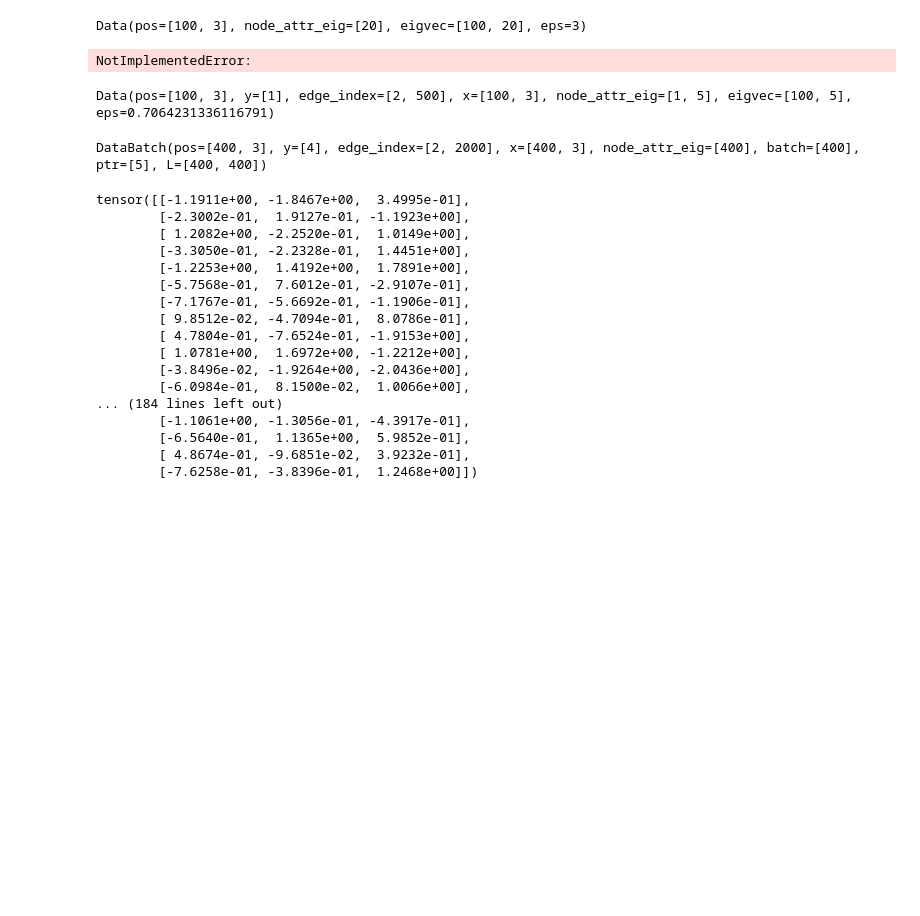
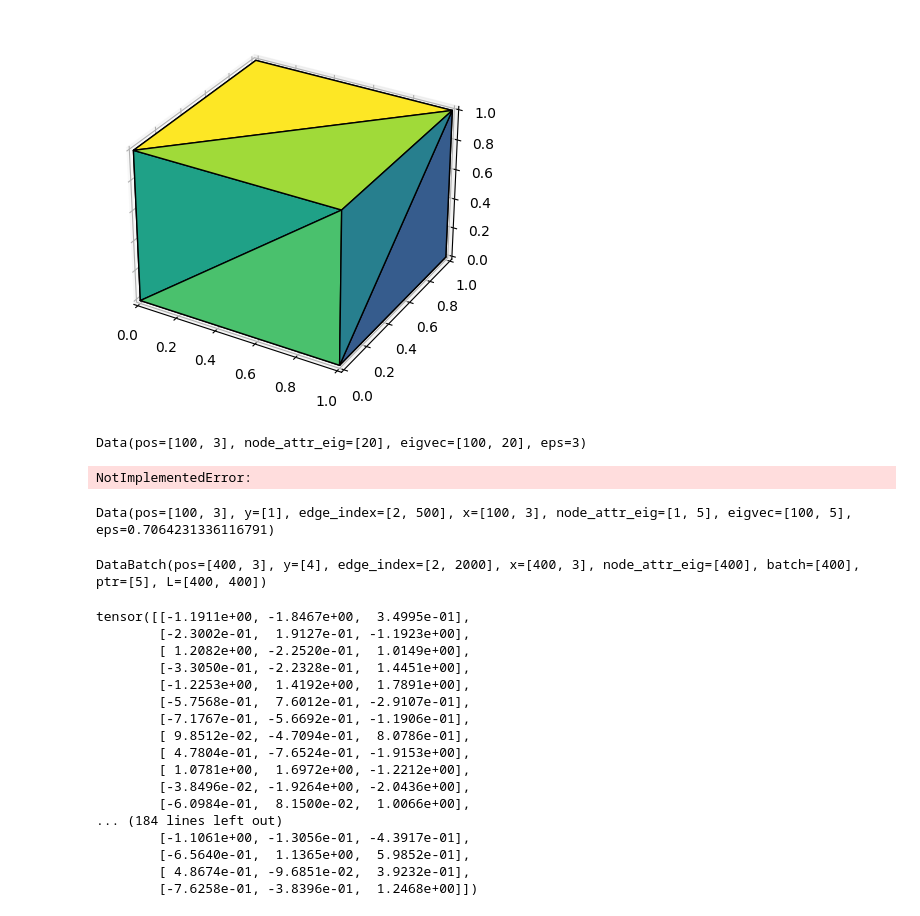
Before and after one commit to KrishnaswamyLab/pcnn, a Jupyter notebook: notebooks/modelnet.ipynb, the cells around one changed output. Drawn from its saved outputs; the diff is of its cells as text; code cells hidden in the pictures; blank space fills up the shorter version.

```diff
--- a/notebooks/modelnet.ipynb
+++ b/notebooks/modelnet.ipynb
@@ -20,3 +43,30 @@ from pcnn import DATA_DIR
+# %%
+import numpy as np
+import matplotlib.pyplot as plt
+from mpl_toolkits.mplot3d import Axes3D, art3d
+
+v = np.array([[0,0,0], [1,0,0], [1,1,0], [0,1,0],
+              [0,0,1], [1,0,1], [1,1,1], [0,1,1]])
+
+f = np.array([[0,2,1], [0,3,2], [1,2,6], [1,6,5],
+              [0,5,4], [0,1,5], [4,5,6], [6,7,4],
+              [3,7,6], [6,2,3], [0,4,7], [7,3,0]])
+
+C = np.array([1,2,3,4,5,6,7,8,2,3,4,5])
+
+
+fig = plt.figure()
+ax = fig.add_subplot(projection="3d")
+
+norm = plt.Normalize(C.min(), C.max())
+colors = plt.cm.viridis(norm(C))
+
+pc = art3d.Poly3DCollection(v[f], facecolors=colors, edgecolor="black")
+ax.add_collection(pc)
+
+plt.show()
+# %% [output]
+[figure, added]
 # %%
 d = Data(pos = torch.rand(100,3))
 # %%
```
Also changed, not shown: parts of 4 cells of this notebook, 10 other files.
